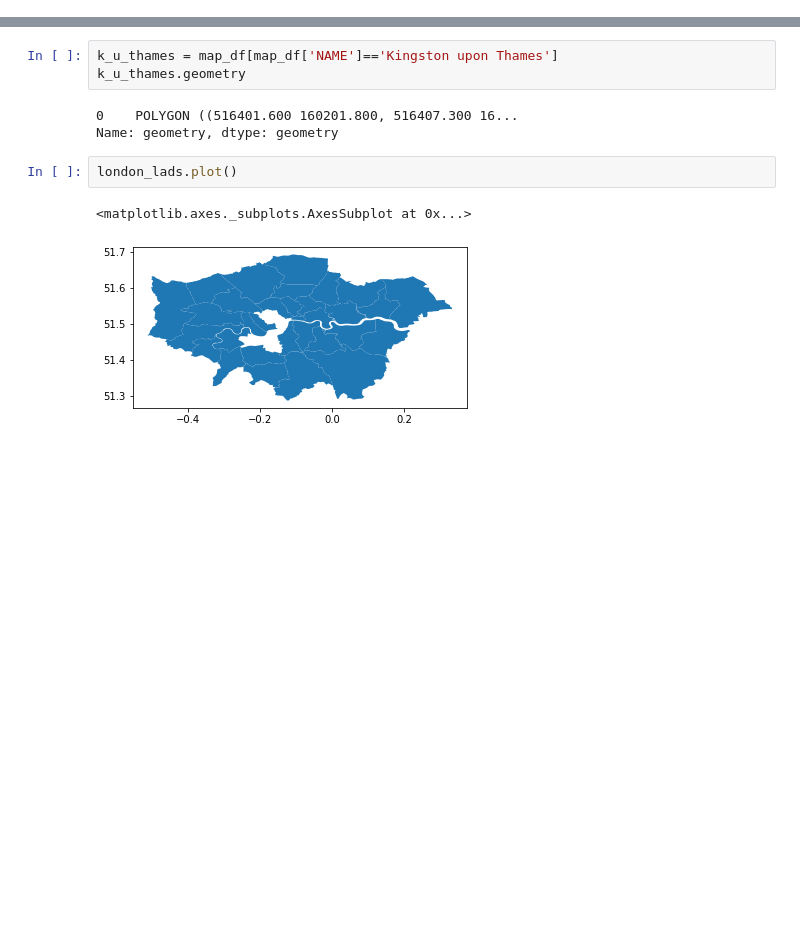
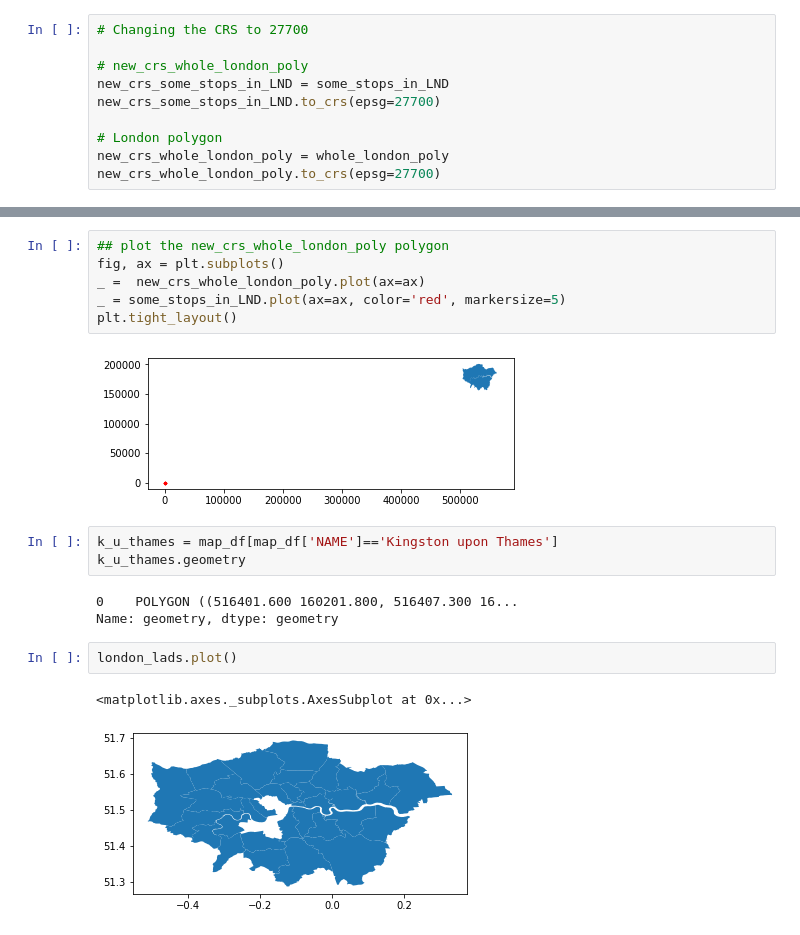
Before and after one commit to ONSdigital/SDG_11.2.1, a Jupyter notebook: SDG_11.2.1.ipynb, the cells around one changed output, grey strips where cells are left out. Saved outputs shown, nothing was run; the diff lists cells and outputs as text; blank space fills up the shorter version.

```diff
--- a/SDG_11.2.1.ipynb
+++ b/SDG_11.2.1.ipynb
@@ -125,0 +196,10 @@ london_lads.crs
+# %%
+# Changing the CRS to 27700
+
+# new_crs_whole_london_poly
+new_crs_some_stops_in_LND = some_stops_in_LND
+new_crs_some_stops_in_LND.to_crs(epsg=27700)
+
+# London polygon
+new_crs_whole_london_poly = whole_london_poly
+new_crs_whole_london_poly.to_crs(epsg=27700)
@@ -126,3 +225,11 @@ london_lads.crs
+# %%
+## plot the new_crs_whole_london_poly polygon
+fig, ax = plt.subplots()
+_ =  new_crs_whole_london_poly.plot(ax=ax)
+_ = some_stops_in_LND.plot(ax=ax, color='red', markersize=5)
+plt.tight_layout()
+# %% [output]
+[figure, added]
 # %%
 k_u_thames = map_df[map_df['NAME']=='Kingston upon Thames']
 k_u_thames.geometry
```
Also changed, not shown: parts of 40 cells of this notebook.
